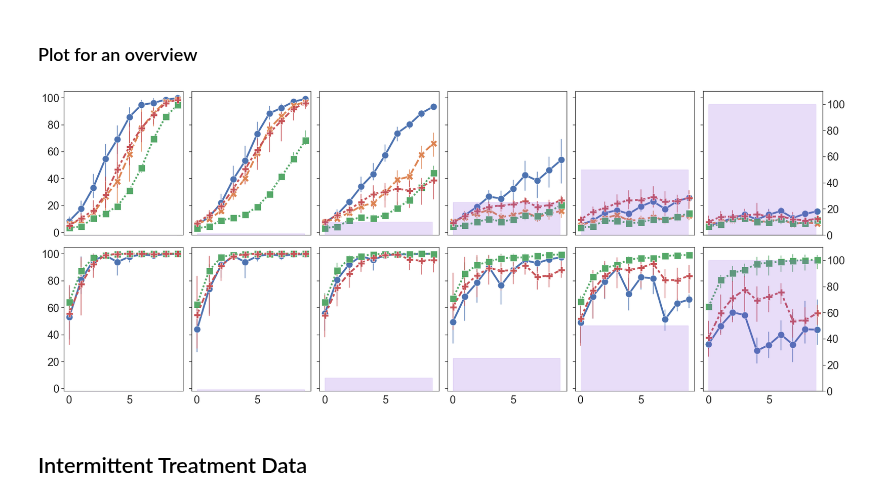
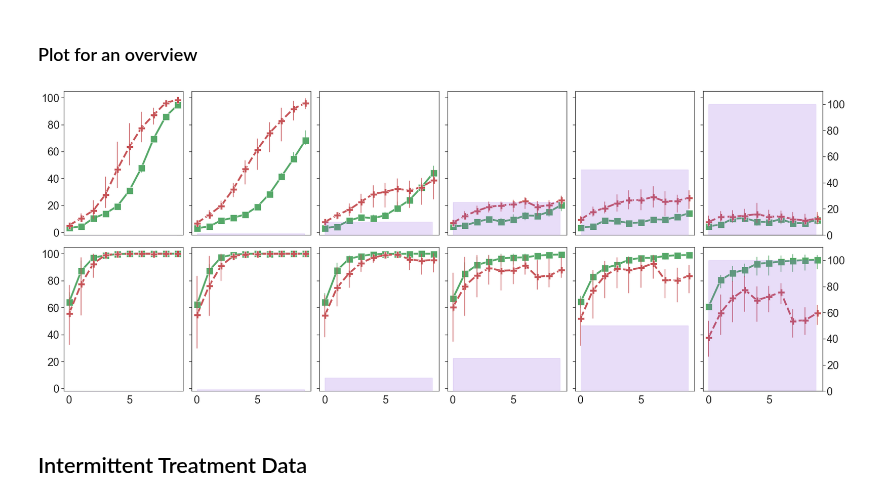
Before and after one commit to MathOnco/PARPi_Model, a Jupyter notebook: jnb_dataProcessing.ipynb, the cells around one changed output. Drawn from its saved outputs; the diff is of its cells as text; code cells hidden in the pictures.

Commit message:
Removed data from other cell lines (A2780s and TOV112d) and improved documentation of which replicates/data were removed due to mistakes in the experiment or erroneuous measurements.

```diff
--- a/jnb_dataProcessing.ipynb
+++ b/jnb_dataProcessing.ipynb
@@ -23,8 +23,8 @@ sns.set(style="white",
 dataDir = "./data"
 
 # Plotting
-cellLineColorDic = {'A2780s':'#4C72B0', 'TOV112d':'#DD8452', 'OVCAR3':'#55A868', 'OVCAR4':'#C65357'}
-cellLineMarkerDic = {'A2780s':'o', 'TOV112d':'X', 'OVCAR3':'s', 'OVCAR4':'P'}
+cellLineColorDic = {'OVCAR3':'#55A868', 'OVCAR4':'#C65357'}
+cellLineMarkerDic = {'OVCAR3':'s', 'OVCAR4':'P'}
 # %% [markdown]
 ## Continuous Treatment at Varying Doses and Densities
 # %% [markdown]
@@ -36,10 +36,8 @@ collectionFrequency = 3
 dataDf_DRAssay = pd.read_csv(os.path.join(dataDir,"continuousTreatmentDf_raw.csv"),index_col=0)
 dataDf_DRAssay = dataDf_DRAssay[dataDf_DRAssay.CollectionFrequency==collectionFrequency]
 dataDf_DRAssay.rename(columns={"DrugDose":"DrugConcentration"},inplace=True)
+dataDf_DRAssay = dataDf_DRAssay[np.isin(dataDf_DRAssay.CellLine,["OVCAR3", "OVCAR4"])]
 dataDf_DRAssay['Time'] /= 24 # Convert from hours to days
-
-# Remove high density data for TOV112d, as cells detached from the plate and gave erroneous readings
-dataDf_DRAssay.loc[(dataDf_DRAssay.CellLine=="TOV112d") & (dataDf_DRAssay.SeedingDensity=="highDensity"),"Confluence"] = np.nan
 
 # Save
 dataDf_DRAssay.to_csv(os.path.join(dataDir,"continuousTreatmentDf_cleaned.csv"))
@@ -48,37 +46,37 @@ dataDf_DRAssay.to_csv(os.path.join(dataDir,"continuousTreatmentDf_cleaned.csv"))
 # %%
 fig, axList = plt.subplots(2,6,sharex=True,sharey=True,figsize=(25,10))
 for i,seedingDensity in enumerate(dataDf_DRAssay.SeedingDensity.unique()):
-    for j,drugConcentration in enumerate(dataDf_DRAssay.DrugDose.unique()):
+    for j,drugConcentration in enumerate(dataDf_DRAssay.DrugConcentration.unique()):
         currData = dataDf_DRAssay[(dataDf_DRAssay.SeedingDensity==seedingDensity) &
-                          (dataDf_DRAssay.DrugDose==drugConcentration)]
+                          (dataDf_DRAssay.DrugConcentration==drugConcentration)]
         currAx = axList[i][j]
         ax2 = currAx.twinx()  # instantiate a second axes that shares the same x-axis
         tVec = np.arange(0,currData.TimeInDays.max(),0.1)
         ax2.fill_between(tVec,np.repeat(drugConcentration,len(tVec)),
                         color="#8f59e0", alpha=0.2, label="Drug Concentration")
         sns.lineplot(x="TimeInDays", y="Confluence",
                      hue='CellLine',style='CellLine',
                      err_style="bars", ci=95,
                      palette=cellLineColorDic,
                      markers=cellLineMarkerDic,
                      lw=4, markersize=15,
                      data=currData, legend=False, #'full' if i==0 and j==5  else None,
                      ax=currAx)
         ax2.set_ylim(0,110)
 #         currAx.set_xlim(0,10)
         if drugConcentration==100:
             ax2.set_ylabel("")
         else:
             ax2.axis("off")
         currAx.set_ylabel("")
         currAx.set_xlabel("")
         currAx.set_title("")
         currAx.tick_params(labelsize=24)
         ax2.tick_params(labelsize=24)
 plt.tight_layout()
 # plt.savefig("./figures/doseResponsePlot_timeSeries_all.pdf")
 # %% [output]
-[figure, old version]
+[figure, new version]
 # %% [markdown]
 ## Intermittent Treatment Data
 # %% [markdown]
```
Also changed, not shown: parts of 1 cell of this notebook, 1 other file.
